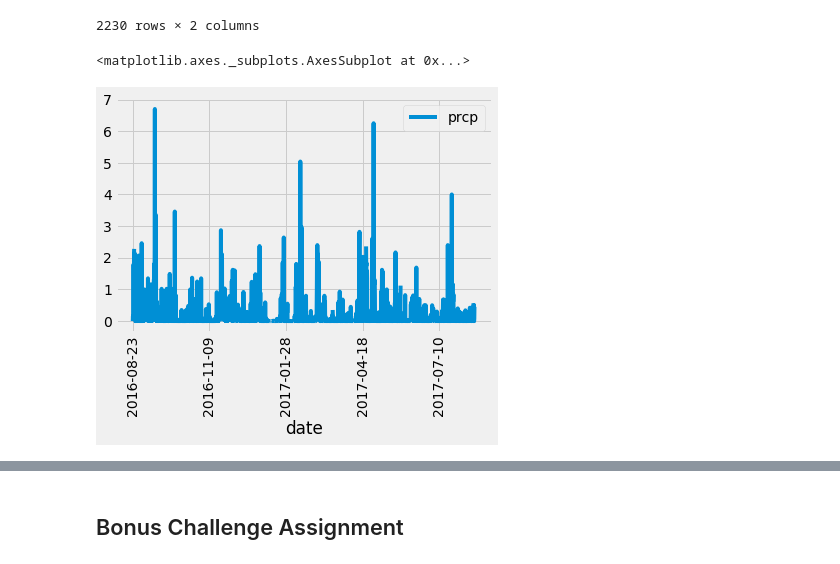
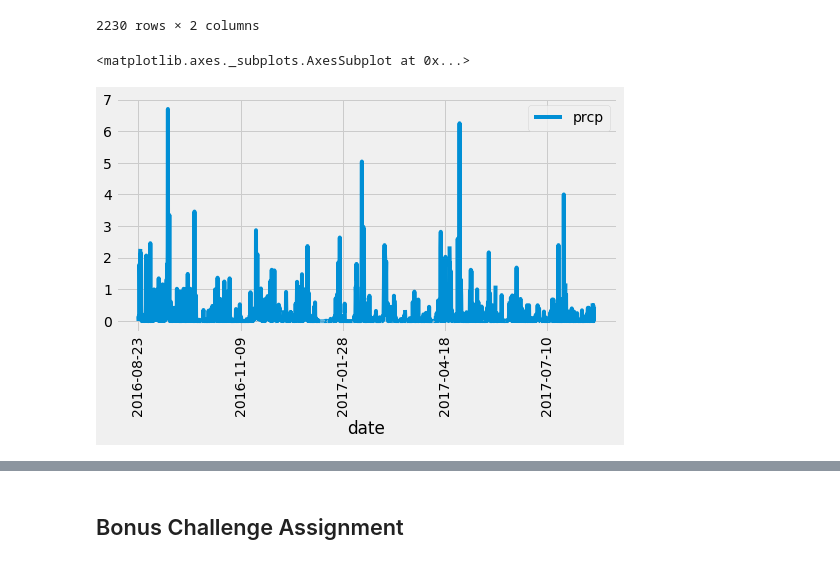
Before and after one commit to SakiSugio/sqlalchemy-challenge, a Jupyter notebook: climate_starter.ipynb, the cells around one changed output, grey strips where cells are left out. Drawn from its saved outputs; the diff is of its cells as text; code cells hidden in the pictures.

```diff
--- a/climate_starter.ipynb
+++ b/climate_starter.ipynb
@@ -112,12 +112,12 @@ prcp_df
 # %%
 # Sort the dataframe by date
 index_prcp_df = prcp_df.set_index("date")
 sort_prcp_df = index_prcp_df.sort_index()
 
 # # Use Pandas Plotting with Matplotlib to plot the data
-sort_prcp_df.plot(rot = 90)
+sort_prcp_df.plot(figsize=(8, 4), rot = 90)
 # %% [output]
 <matplotlib.axes._subplots.AxesSubplot at 0x...>
-[figure, old version]
+[figure, new version]
 # %%
 # Use Pandas to calcualte the summary statistics for the precipitation data
```
Also changed, not shown: parts of 2 cells of this notebook.
